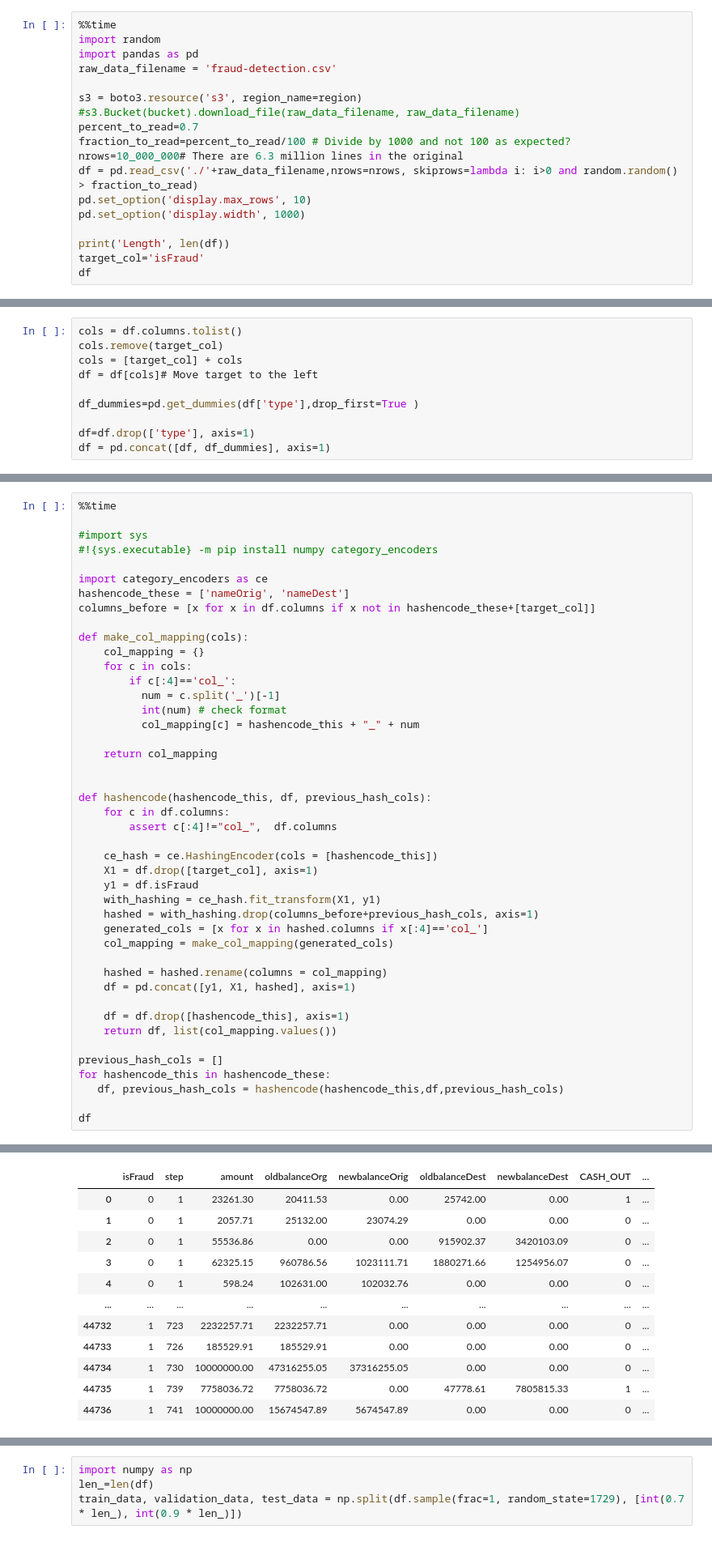
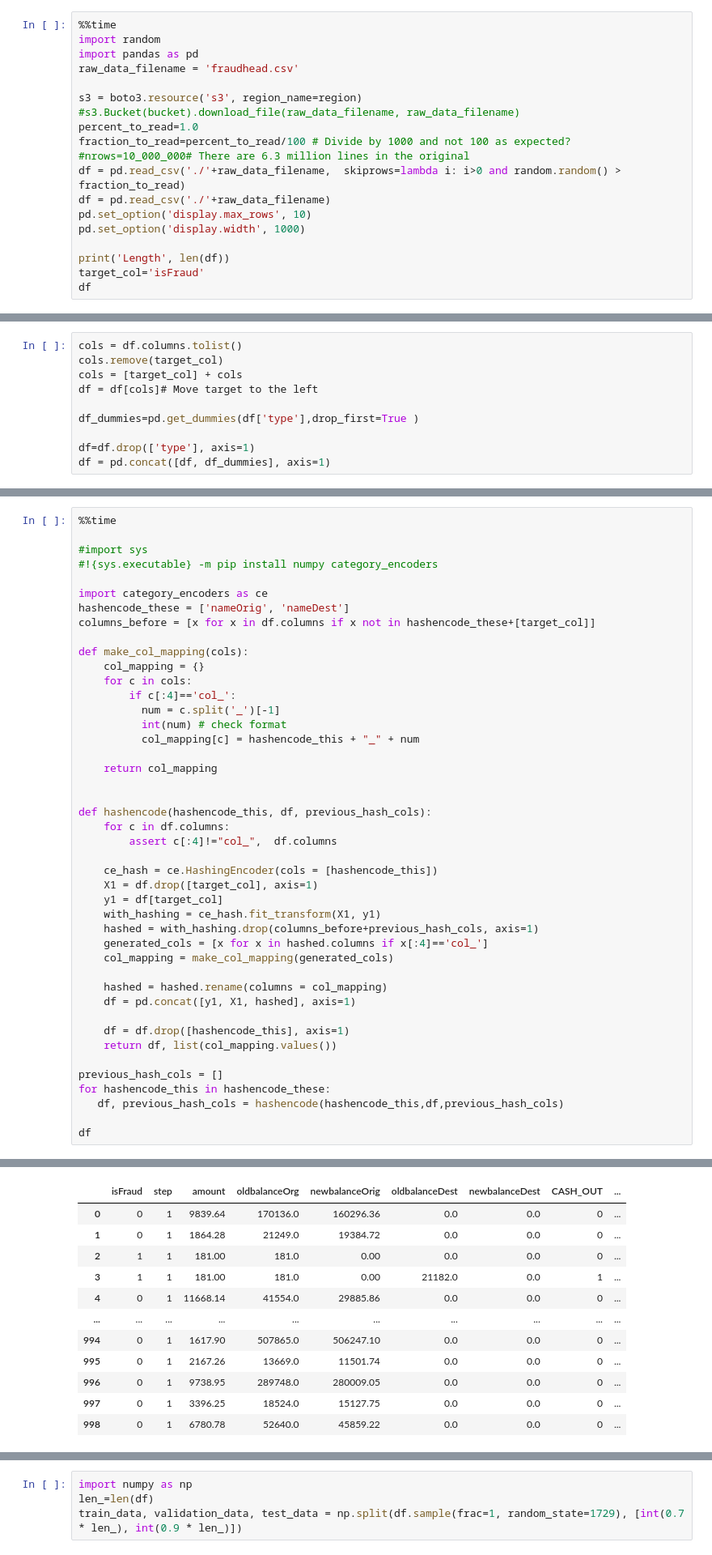
Before and after one commit to JoshuaFox/fraud-detect-blackbelt, a Jupyter notebook: frauddetection.ipynb, the cells around one changed output, grey strips where cells are left out. Shown at 81% size. Cells and saved outputs as stored; diff of their text form.

```diff
--- a/frauddetection.ipynb
+++ b/frauddetection.ipynb
@@ -29,14 +29,15 @@ Wall time: 3.27 s
 %%time
 import random
 import pandas as pd
-raw_data_filename = 'fraud-detection.csv'
+raw_data_filename = 'fraudhead.csv'
 
 s3 = boto3.resource('s3', region_name=region)
 #s3.Bucket(bucket).download_file(raw_data_filename, raw_data_filename)
-percent_to_read=0.7
+percent_to_read=1.0
 fraction_to_read=percent_to_read/100 # Divide by 1000 and not 100 as expected?
-nrows=10_000_000# There are 6.3 million lines in the original
-df = pd.read_csv('./'+raw_data_filename,nrows=nrows, skiprows=lambda i: i>0 and random.random() > fraction_to_read)
+#nrows=10_000_000# There are 6.3 million lines in the original
+df = pd.read_csv('./'+raw_data_filename,  skiprows=lambda i: i>0 and random.random() > fraction_to_read)
+df = pd.read_csv('./'+raw_data_filename)
 pd.set_option('display.max_rows', 10)
 pd.set_option('display.width', 1000)
 
@@ -119,7 +126,7 @@ def hashencode(hashencode_this, df, previous_hash_cols):
 
     ce_hash = ce.HashingEncoder(cols = [hashencode_this])
     X1 = df.drop([target_col], axis=1)
-    y1 = df.isFraud
+    y1 = df[target_col]
     with_hashing = ce_hash.fit_transform(X1, y1)
     hashed = with_hashing.drop(columns_before+previous_hash_cols, axis=1)
     generated_cols = [x for x in hashed.columns if x[:4]=='col_']
@@ -142,12 +149,12 @@ Wall time: 1min 29s
 |  | isFraud | step | amount | oldbalanceOrg | newbalanceOrig | oldbalanceDest | newbalanceDest | CASH_OUT | ... |
-| 0 | 0 | 1 | 23261.30 | 20411.53 | 0.00 | 25742.00 | 0.00 | 1 | ... |
-| 1 | 0 | 1 | 2057.71 | 25132.00 | 23074.29 | 0.00 | 0.00 | 0 | ... |
-| 2 | 0 | 1 | 55536.86 | 0.00 | 0.00 | 915902.37 | 3420103.09 | 0 | ... |
-| 3 | 0 | 1 | 62325.15 | 960786.56 | 1023111.71 | 1880271.66 | 1254956.07 | 0 | ... |
-| 4 | 0 | 1 | 598.24 | 102631.00 | 102032.76 | 0.00 | 0.00 | 0 | ... |
+| 0 | 0 | 1 | 9839.64 | 170136.0 | 160296.36 | 0.0 | 0.0 | 0 | ... |
+| 1 | 0 | 1 | 1864.28 | 21249.0 | 19384.72 | 0.0 | 0.0 | 0 | ... |
+| 2 | 1 | 1 | 181.00 | 181.0 | 0.00 | 0.0 | 0.0 | 0 | ... |
+| 3 | 1 | 1 | 181.00 | 181.0 | 0.00 | 21182.0 | 0.0 | 1 | ... |
+| 4 | 0 | 1 | 11668.14 | 41554.0 | 29885.86 | 0.0 | 0.0 | 0 | ... |
 | ... | ... | ... | ... | ... | ... | ... | ... | ... | ... |
-| 44732 | 1 | 723 | 2232257.71 | 2232257.71 | 0.00 | 0.00 | 0.00 | 0 | ... |
-| 44733 | 1 | 726 | 185529.91 | 185529.91 | 0.00 | 0.00 | 0.00 | 0 | ... |
-| 44734 | 1 | 730 | 10000000.00 | 47316255.05 | 37316255.05 | 0.00 | 0.00 | 0 | ... |
-| 44735 | 1 | 739 | 7758036.72 | 7758036.72 | 0.00 | 47778.61 | 7805815.33 | 1 | ... |
-| 44736 | 1 | 741 | 10000000.00 | 15674547.89 | 5674547.89 | 0.00 | 0.00 | 0 | ... |
+| 994 | 0 | 1 | 1617.90 | 507865.0 | 506247.10 | 0.0 | 0.0 | 0 | ... |
+| 995 | 0 | 1 | 2167.26 | 13669.0 | 11501.74 | 0.0 | 0.0 | 0 | ... |
+| 996 | 0 | 1 | 9738.95 | 289748.0 | 280009.05 | 0.0 | 0.0 | 0 | ... |
+| 997 | 0 | 1 | 3396.25 | 18524.0 | 15127.75 | 0.0 | 0.0 | 0 | ... |
+| 998 | 0 | 1 | 6780.78 | 52640.0 | 45859.22 | 0.0 | 0.0 | 0 | ... |
```
Also changed, not shown: parts of 25 cells of this notebook.
